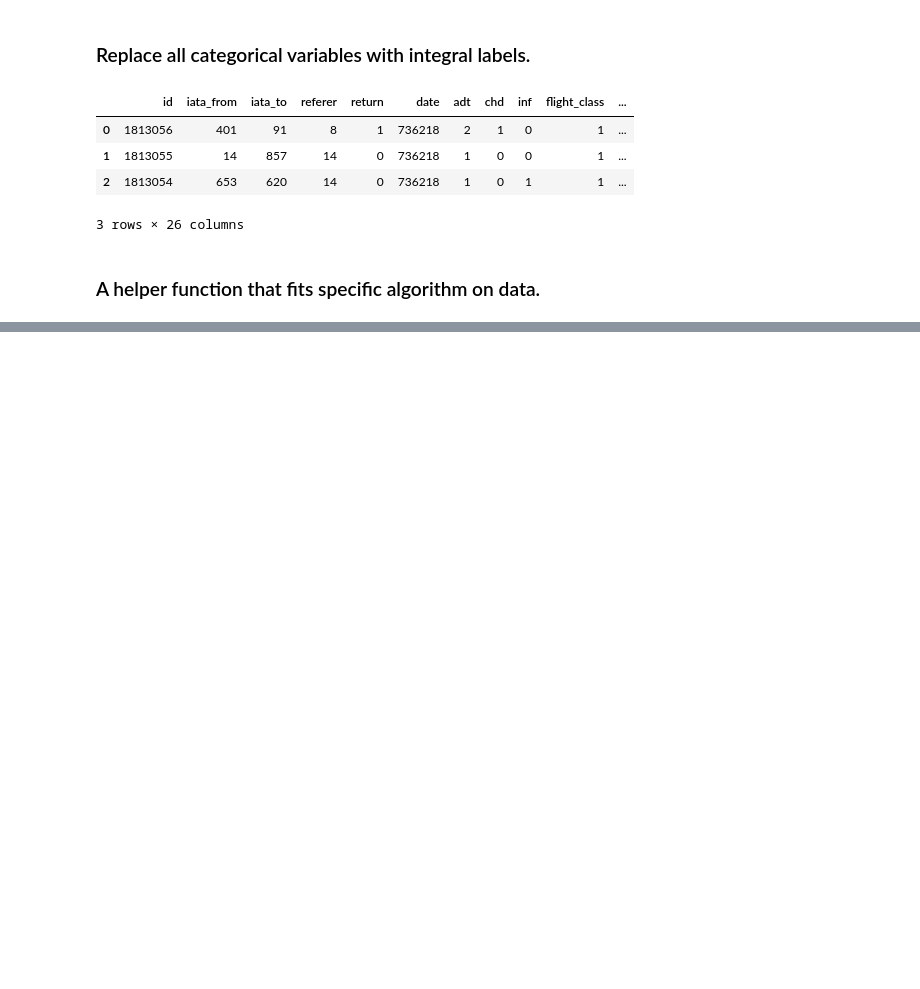
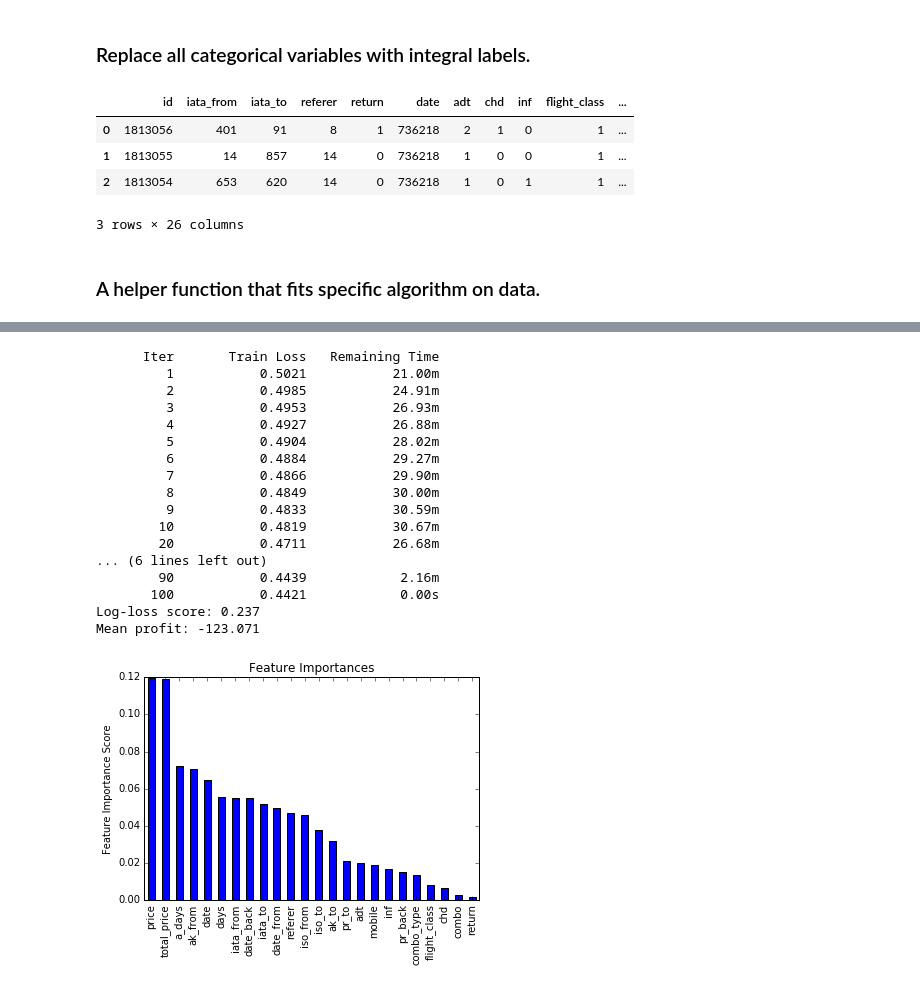
Before and after one commit to tema-popov/clicks, a Jupyter notebook: clicks.ipynb, the cells around one changed output, grey strips where cells are left out. Drawn from its saved outputs; the diff is of its cells as text; code cells hidden in the pictures; blank space fills up the shorter version.

```diff
--- a/clicks.ipynb
+++ b/clicks.ipynb
@@ -106,0 +144,22 @@ Mean profit: -319.954
+# %%
+gbm = GradientBoostingClassifier(random_state=10, verbose=1, max_depth=8)
+gbc_d8 = model_fit(gbm, *dataset)
+# %% [output]
+      Iter       Train Loss   Remaining Time
+         1           0.5021           21.00m
+         2           0.4985           24.91m
+         3           0.4953           26.93m
+         4           0.4927           26.88m
+         5           0.4904           28.02m
+         6           0.4884           29.27m
+         7           0.4866           29.90m
+         8           0.4849           30.00m
+         9           0.4833           30.59m
+        10           0.4819           30.67m
+        20           0.4711           26.68m
+... (6 lines left out)
+        90           0.4439            2.16m
+       100           0.4421            0.00s
+Log-loss score: 0.237
+Mean profit: -123.071
+[figure, added]
```
Also changed, not shown: parts of 7 cells of this notebook.
